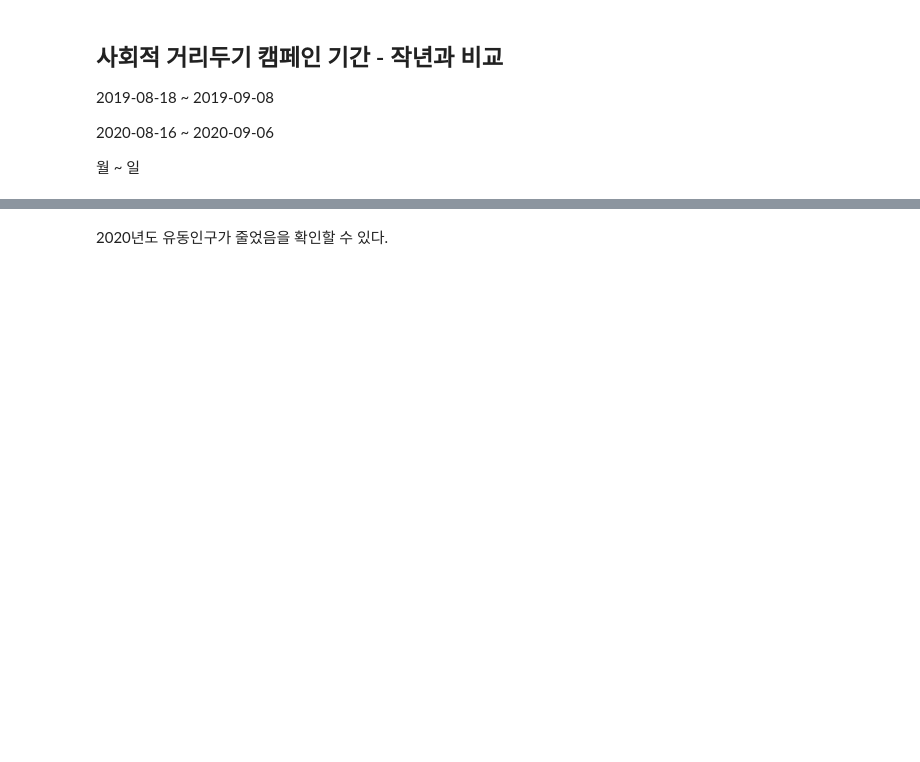
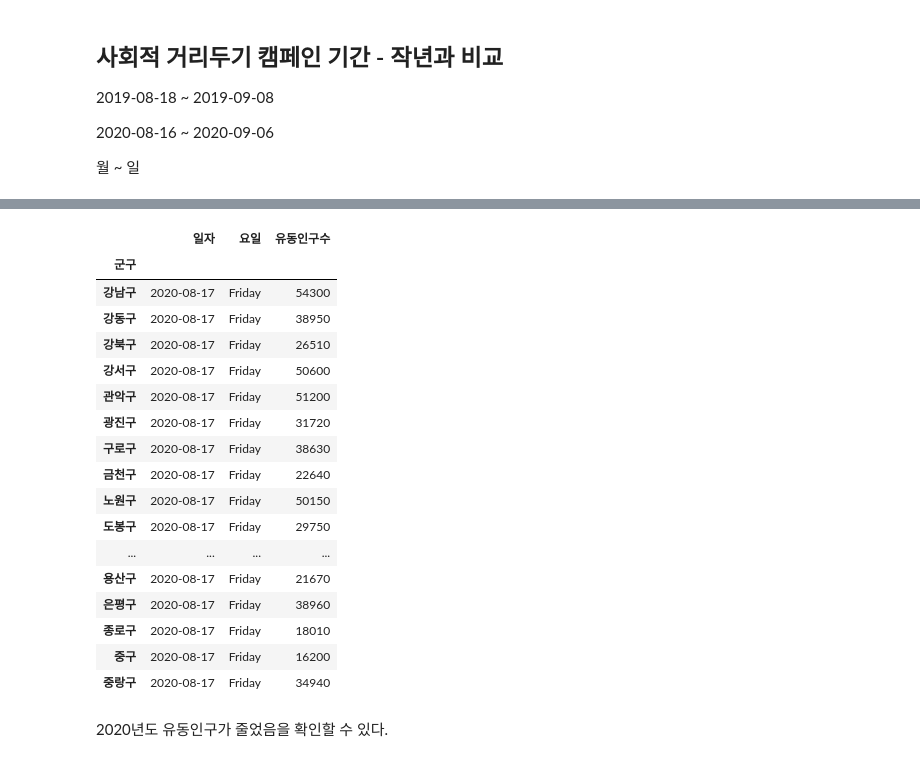
Before and after one commit to wiv33/A-Learning-python, a Jupyter notebook: machine-learning/_000_hello_machine/_000_basic/_008_pandas/_002_moving_population.ipynb, the cells around one changed output, grey strips where cells are left out. Drawn from its saved outputs; the diff is of its cells as text; code cells hidden in the pictures; blank space fills up the shorter version.

```diff
--- a/machine-learning/_000_hello_machine/_000_basic/_008_pandas/_002_moving_population.ipynb
+++ b/machine-learning/_000_hello_machine/_000_basic/_008_pandas/_002_moving_population.ipynb
@@ -323,3 +437,24 @@ df_2019_max = df_2019_max.reset_index()
+# %%
+pd.DataFrame(df_2020_max.groupby(['군구']).min())
+# %% [output]
+|  | 일자 | 요일 | 유동인구수 |
+| 군구 |  |  |  |
+| 강남구 | 2020-08-17 | Friday | 54300 |
+| 강동구 | 2020-08-17 | Friday | 38950 |
+| 강북구 | 2020-08-17 | Friday | 26510 |
+| 강서구 | 2020-08-17 | Friday | 50600 |
+| 관악구 | 2020-08-17 | Friday | 51200 |
+| 광진구 | 2020-08-17 | Friday | 31720 |
+| 구로구 | 2020-08-17 | Friday | 38630 |
+| 금천구 | 2020-08-17 | Friday | 22640 |
+| 노원구 | 2020-08-17 | Friday | 50150 |
+| 도봉구 | 2020-08-17 | Friday | 29750 |
+| ... | ... | ... | ... |
+| 용산구 | 2020-08-17 | Friday | 21670 |
+| 은평구 | 2020-08-17 | Friday | 38960 |
+| 종로구 | 2020-08-17 | Friday | 18010 |
+| 중구 | 2020-08-17 | Friday | 16200 |
+| 중랑구 | 2020-08-17 | Friday | 34940 |
 # %% [markdown]
 2020년도 유동인구가 줄었음을 확인할 수 있다.
 # %%
```
Also changed, not shown: parts of 30 cells of this notebook.
